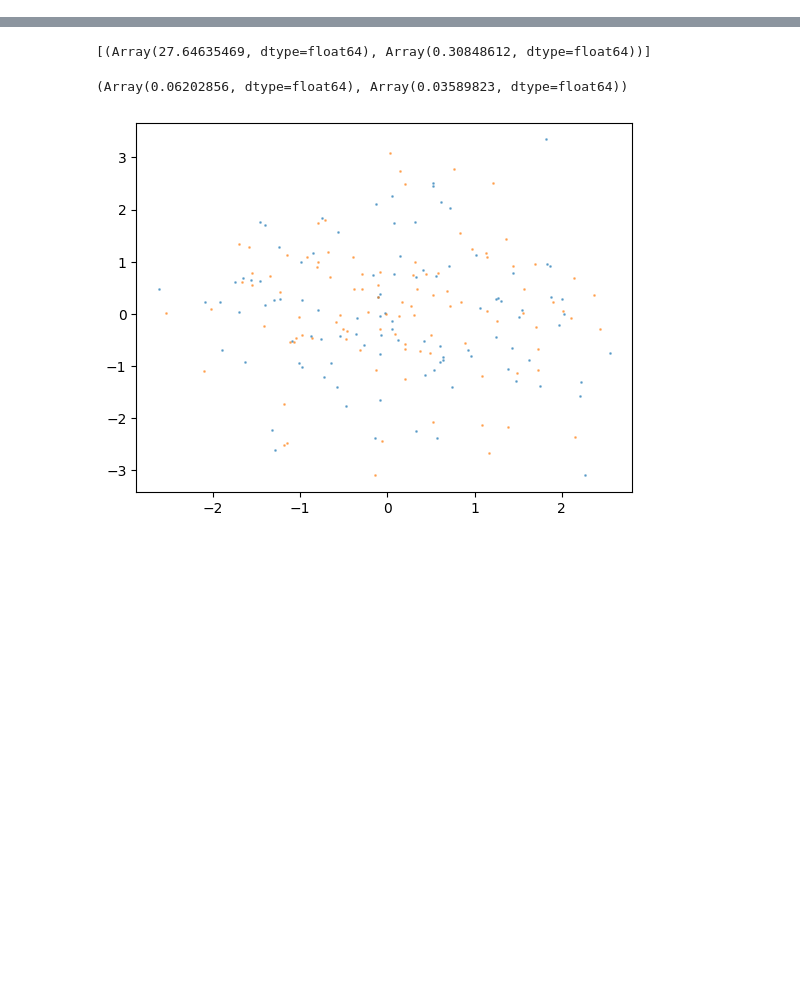
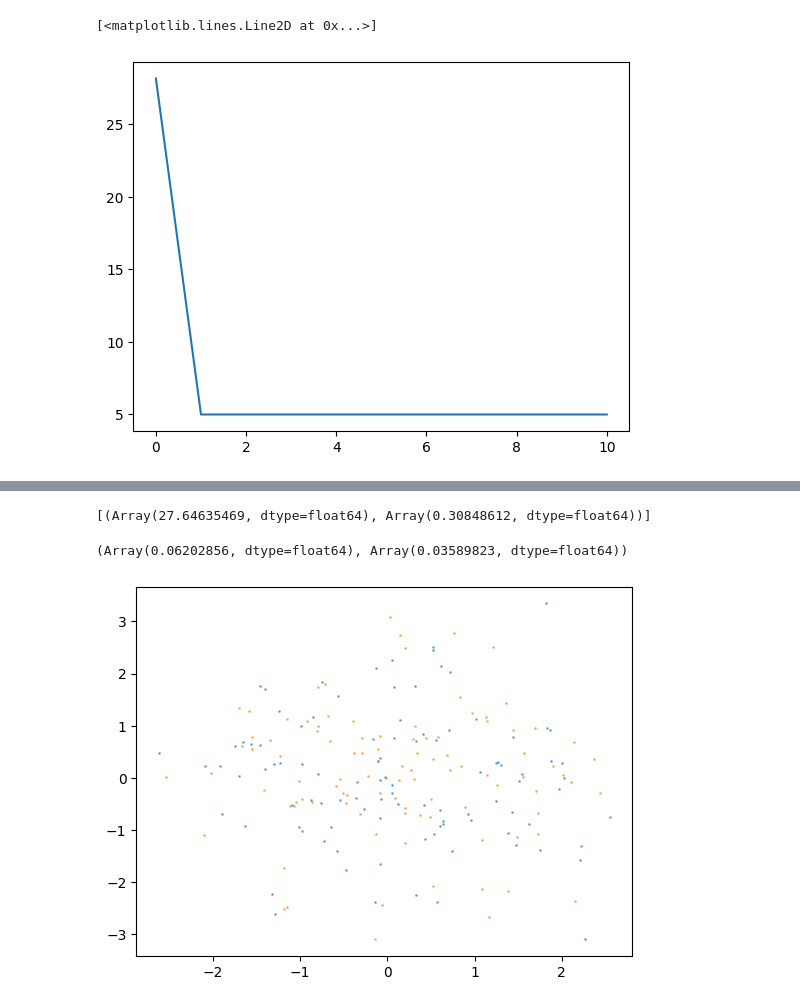
Before and after one commit to reubenharry/sampler-benchmarks, a Jupyter notebook: sampler-comparison/sampler_comparison/samplers/las.ipynb, the cells around one changed output, grey strips where cells are left out. Drawn from its saved outputs; the diff is of its cells as text; code cells hidden in the pictures; blank space fills up the shorter version.

```diff
--- a/sampler-comparison/sampler_comparison/samplers/las.ipynb
+++ b/sampler-comparison/sampler_comparison/samplers/las.ipynb
@@ -80,7 +80,7 @@ def compose(f, g):
     return lambda x: f(g(x))
 
 
-def blackjax_las(model, num_chains, key, ndims, num_adjusted_steps, diagonal_preconditioning=True, target_acceptance_rate=0.8, target_eevpd=5e-1, adjusted_integrator_type="velocity_verlet", unadjusted_integrator_type="velocity_verlet"):
+def blackjax_las(model, num_chains, key, ndims, num_adjusted_steps, diagonal_preconditioning=True, target_acceptance_rate=0.8, target_eevpd=5e-1, adjusted_integrator_type="velocity_verlet", unadjusted_integrator_type="velocity_verlet", ):
 
     integrator_map = {
                 "velocity_verlet": blackjax.mcmc.integrators.isokinetic_velocity_verlet,
@@ -175,9 +175,17 @@ def blackjax_las(model, num_chains, key, ndims, num_adjusted_steps, diagonal_pre
             # 5.54982395 / 0.83834167
             # num_steps_per_traj = 5.54982395 / 0.83834167
             # step_size = 0.83834167
+            # num_steps_per_traj = 5.54982395 / 0.4515874
+            # step_size = 0.4515874
 
-            num_steps_per_traj = 71. / 39.
-            step_size = 39.
+            step_size = 4.0
+            num_steps_per_traj = 200. / step_size
+
+            # step_size = 2.5
+            # num_steps_per_traj = 952.35 / step_size
+
+            # num_steps_per_traj = 71. / 39.
+            # step_size = 39.
             # num_steps_per_traj = 4
 #             (Array(0.83834167, dtype=float64, weak_type=True),
 #  Array(5.54982395, dtype=float64)) #blackjax_mclmc_sampler_params['L'] / step_size
@@ -195,6 +203,14 @@ def blackjax_las(model, num_chains, key, ndims, num_adjusted_steps, diagonal_pre
                     # inverse_mass_matrix=(np.ones(positions.shape[1])),
                     L_proposal_factor=jnp.inf,
                 )
+
+            # alg = blackjax.mclmc(
+            #     logdensity_fn=logdensity_fn,
+            #     L=blackjax_mclmc_sampler_params['L'],
+            #     step_size=blackjax_mclmc_sampler_params['step_size'],
+            #     inverse_mass_matrix=blackjax_mclmc_sampler_params['inverse_mass_matrix'],
+            #     integrator=integrator_map[adjusted_integrator_type],
+            # )
 
 
             def step_fn(pos_key):
@@ -446,0 +525,6 @@ plt.show()
+# %%
+# step sizes
+plt.plot(step_sizes)
+# %% [output]
+[<matplotlib.lines.Line2D at 0x...>]
+[figure, added]
```
Also changed, not shown: parts of 13 cells of this notebook, 1 other file.
